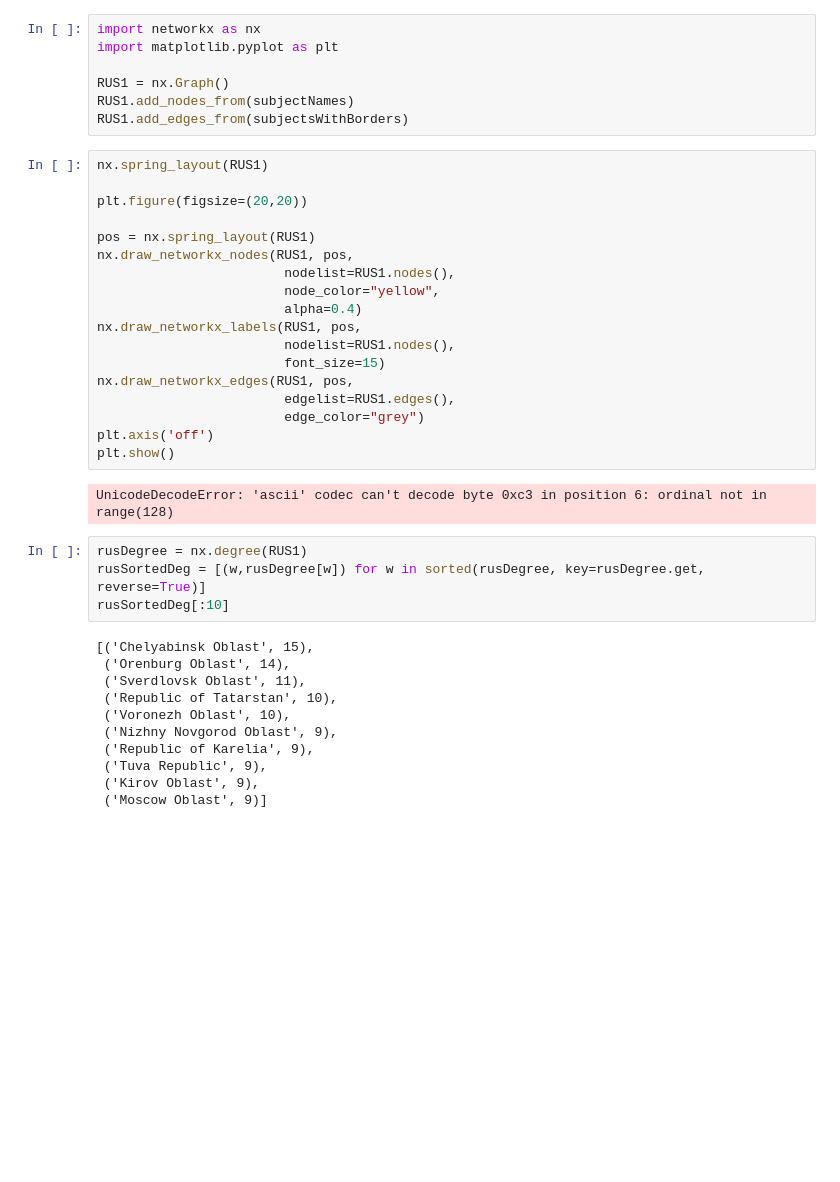
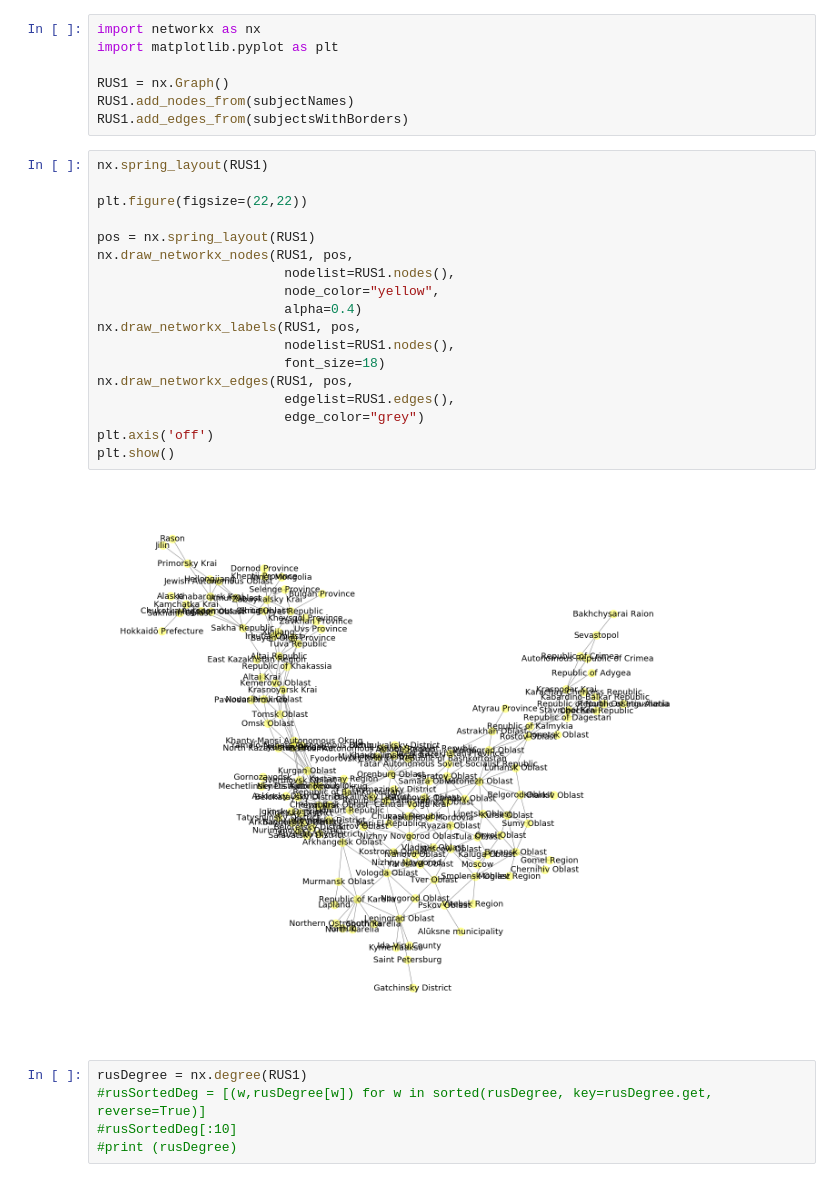
Before and after one commit to Wohesi/progtheorie, a Jupyter notebook: RussiaWithCSV.ipynb, the cells around one changed output. Cells and saved outputs as stored; diff of their text form; blank space fills up the shorter version.

Commit message:
UnicodeDecodeError solved

```diff
--- a/RussiaWithCSV.ipynb
+++ b/RussiaWithCSV.ipynb
@@ -18,35 +18,25 @@ RUS1.add_edges_from(subjectsWithBorders)
 # %%
 nx.spring_layout(RUS1)
 
-plt.figure(figsize=(20,20))
+plt.figure(figsize=(22,22))
 
 pos = nx.spring_layout(RUS1)
 nx.draw_networkx_nodes(RUS1, pos,
                         nodelist=RUS1.nodes(),
                         node_color="yellow",
                         alpha=0.4)
 nx.draw_networkx_labels(RUS1, pos,
                         nodelist=RUS1.nodes(),
-                        font_size=15)
+                        font_size=18)
 nx.draw_networkx_edges(RUS1, pos,
                         edgelist=RUS1.edges(),
                         edge_color="grey")
 plt.axis('off')
 plt.show()
 # %% [output]
-UnicodeDecodeError: 'ascii' codec can't decode byte 0xc3 in position 6: ordinal not in range(128)
+[figure, added]
 # %%
 rusDegree = nx.degree(RUS1)
-rusSortedDeg = [(w,rusDegree[w]) for w in sorted(rusDegree, key=rusDegree.get, reverse=True)]
-rusSortedDeg[:10]
+#rusSortedDeg = [(w,rusDegree[w]) for w in sorted(rusDegree, key=rusDegree.get, reverse=True)]
+#rusSortedDeg[:10]
+#print (rusDegree)
-# %% [output]
-[('Chelyabinsk Oblast', 15),
- ('Orenburg Oblast', 14),
- ('Sverdlovsk Oblast', 11),
- ('Republic of Tatarstan', 10),
- ('Voronezh Oblast', 10),
- ('Nizhny Novgorod Oblast', 9),
- ('Republic of Karelia', 9),
- ('Tuva Republic', 9),
- ('Kirov Oblast', 9),
- ('Moscow Oblast', 9)]
```
